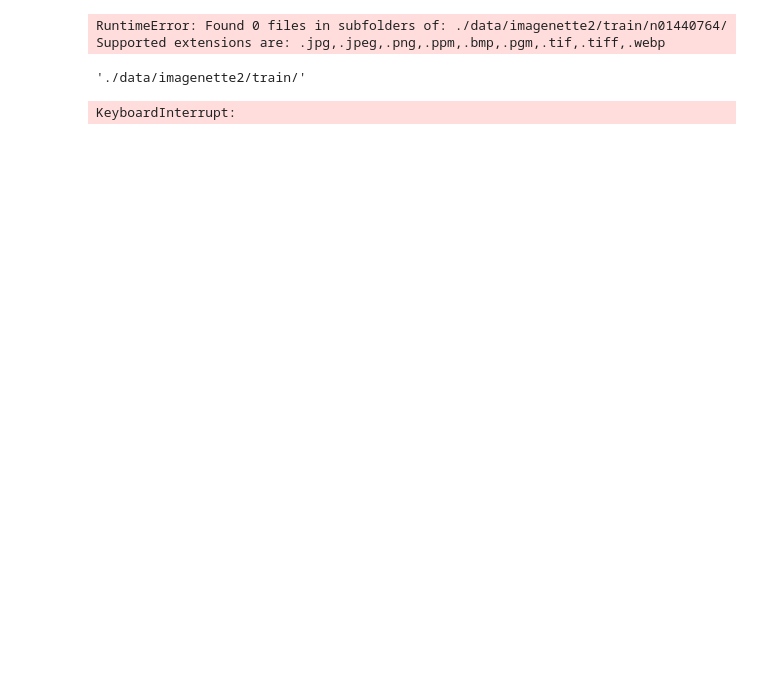
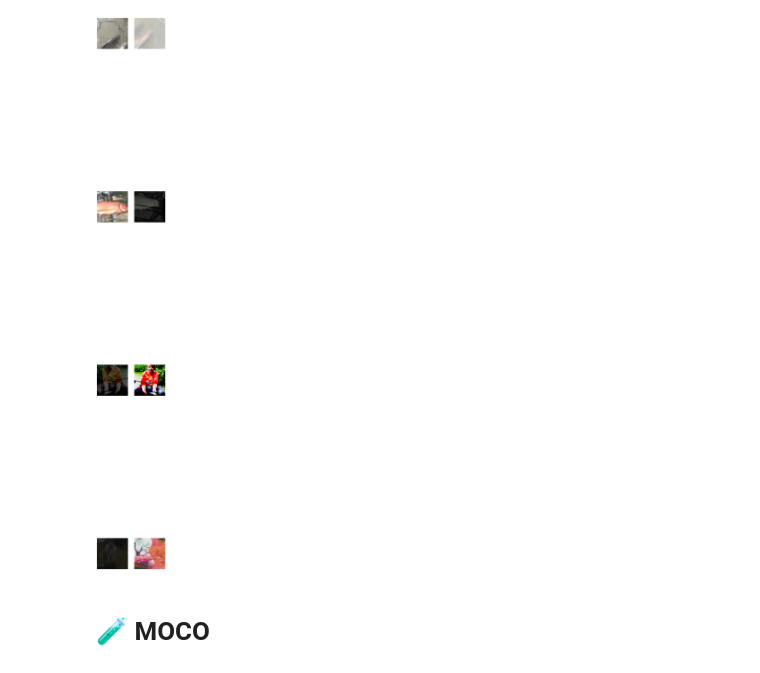
Before and after one commit to shatz01/adv_deep_learning, a Jupyter notebook: moco.ipynb, the cells around one changed output. Cells and saved outputs as stored; diff of their text form; code cells hidden in the pictures; blank space fills up the shorter version.

Commit message:
dataloader working

```diff
--- a/moco.ipynb
+++ b/moco.ipynb
@@ -71,15 +72,15 @@ __imagenet_stats = {'mean': [0.485, 0.456, 0.406],
                     'std': [0.229, 0.224, 0.225]}
 
 train_transform = TwoCropsTransform(transforms.Compose([transforms.RandomResizedCrop(scale=(0.2, 1), size=size),
-                                      #transforms.RandomHorizontalFlip(),
-                                      #transforms.RandomApply([transforms.ColorJitter(0.8, 0.8, 0.8, 0.2)], p=0.8),
-                                      #transforms.RandomGrayscale(p=0.2),
-                                      #transforms.GaussianBlur(kernel_size=ks),
+                                      transforms.RandomHorizontalFlip(),
+                                      transforms.RandomApply([transforms.ColorJitter(0.8, 0.8, 0.8, 0.2)], p=0.8),
+                                      transforms.RandomGrayscale(p=0.2),
+                                      transforms.GaussianBlur(kernel_size=ks),
                                       transforms.ToTensor(),
-                                      #transforms.Normalize(**__imagenet_stats)
+                                      transforms.Normalize(**__imagenet_stats)
                                     ]))
 
-image_folder_dir = os.path.join(dataset_folderpath,'train/n01440764/')
+image_folder_dir = os.path.join(dataset_folderpath,'train')
 dataset_train = torchvision.datasets.ImageFolder(image_folder_dir, train_transform)
 #valid_ds = ImageFolder('./data/imagenette-160/val', valid_tfms)
 
@@ -91,30 +92,26 @@ train_dataloader = torch.utils.data.DataLoader(
         #drop_last=True,
         #shuffle=True,
 )
-# %% [output]
-RuntimeError: Found 0 files in subfolders of: ./data/imagenette2/train/n01440764/
-Supported extensions are: .jpg,.jpeg,.png,.ppm,.bmp,.pgm,.tif,.tiff,.webp
-# %%
-image_folder_dir
-# %% [output]
-'./data/imagenette2/train/'
+# %%
+def get_numpy_samples(inputs):
+        mean = torch.as_tensor(__imagenet_stats['mean'], dtype=inputs.dtype, device=inputs.device)
+        std = torch.as_tensor(__imagenet_stats['std'], dtype=inputs.dtype, device=inputs.device)
+        inputs = inputs * std.view(1, -1, 1, 1) + mean.view(1, -1, 1, 1)
+        inputs = inputs.numpy()
+        inputs = np.transpose(inputs, (0,2,3,1))
+        return inputs
 # %%
-
-# print('1')
-# fig, axes = plt.subplots(nrows=batch_size, ncols=2, figsize=(10,100))
-# print('2')
-# for (input1, input2), _ in train_dataloader:
-#     print(' in for ')
-#     np_inputs1, np_inputs2 = get_numpy_samples(input1), get_numpy_samples(input2)
-#     for row in range(batch_size):
-#         axes[row, 0].axis("off")
-#         axes[row, 0].imshow(np_inputs1[row])
-#         axes[row, 1].axis("off")
-#         axes[row, 1].imshow(np_inputs2[row])
-#     break
-# plt.show()
+fig, axes = plt.subplots(nrows=batch_size, ncols=2, figsize=(10,100))
+for (input1, input2), _ in train_dataloader:
+    np_inputs1, np_inputs2 = get_numpy_samples(input1), get_numpy_samples(input2)
+    for row in range(batch_size):
+        axes[row, 0].axis("off")
+        axes[row, 0].imshow(np_inputs1[row])
+        axes[row, 1].axis("off")
+        axes[row, 1].imshow(np_inputs2[row])
+    break
+plt.show()
+# %% [output]
+[figure, added]
-# %%
-for i in train_dataloader:
-    print(i)
-# %% [output]
-KeyboardInterrupt:
+# %% [markdown]
+# 🧪 MOCO
```
Also changed, not shown: parts of 3 cells of this notebook.
